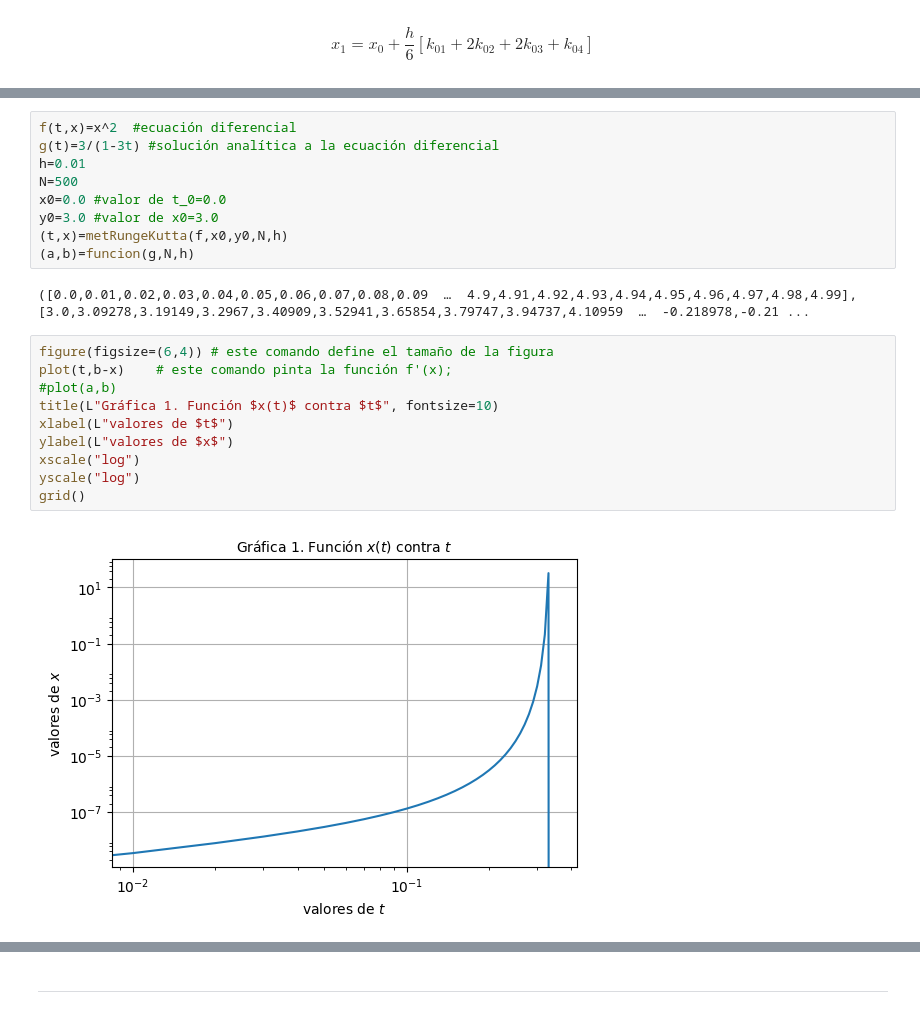
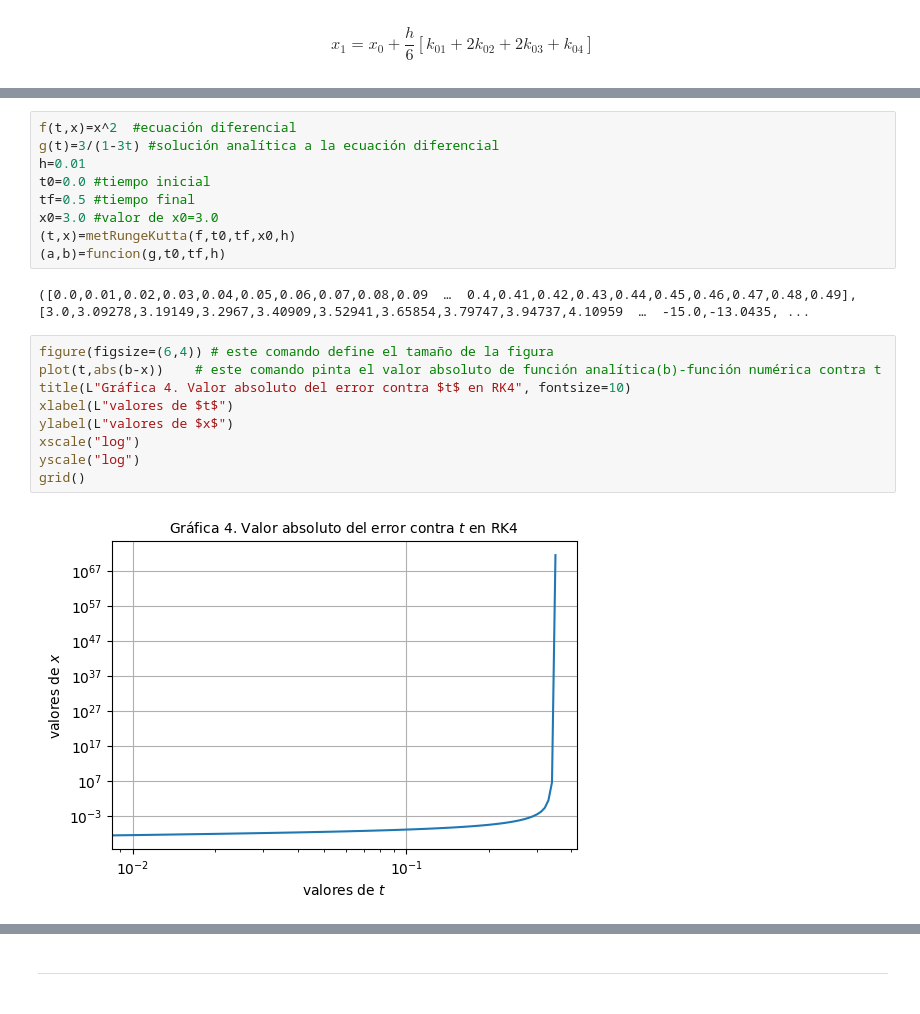
Before and after one commit to lbenet/2017-2_TSFisComputacional-1, a Jupyter notebook: tareas/rene/Tarea6.ipynb, the cells around one changed output, grey strips where cells are left out. Drawn from its saved outputs; the diff is of its cells as text.

```diff
--- a/tareas/rene/Tarea6.ipynb
+++ b/tareas/rene/Tarea6.ipynb
@@ -253,25 +234,24 @@ Esta función resuelve la ecuación diferencial $y'=f(x,y)$ con condición inici
 f(t,x)=x^2  #ecuación diferencial
 g(t)=3/(1-3t) #solución analítica a la ecuación diferencial
 h=0.01
-N=500
-x0=0.0 #valor de t_0=0.0
-y0=3.0 #valor de x0=3.0
-(t,x)=metRungeKutta(f,x0,y0,N,h)
-(a,b)=funcion(g,N,h)
+t0=0.0 #tiempo inicial
+tf=0.5 #tiempo final
+x0=3.0 #valor de x0=3.0
+(t,x)=metRungeKutta(f,t0,tf,x0,h)
+(a,b)=funcion(g,t0,tf,h)
 # %% [output]
-([0.0,0.01,0.02,0.03,0.04,0.05,0.06,0.07,0.08,0.09  …  4.9,4.91,4.92,4.93,4.94,4.95,4.96,4.97,4.98,4.99],[3.0,3.09278,3.19149,3.2967,3.40909,3.52941,3.65854,3.79747,3.94737,4.10959  …  -0.218978,-0.21 ...
+([0.0,0.01,0.02,0.03,0.04,0.05,0.06,0.07,0.08,0.09  …  0.4,0.41,0.42,0.43,0.44,0.45,0.46,0.47,0.48,0.49],[3.0,3.09278,3.19149,3.2967,3.40909,3.52941,3.65854,3.79747,3.94737,4.10959  …  -15.0,-13.0435, ...
 # %%
 figure(figsize=(6,4)) # este comando define el tamaño de la figura
-plot(t,b-x)    # este comando pinta la función f'(x);
-#plot(a,b)
-title(L"Gráfica 1. Función $x(t)$ contra $t$", fontsize=10)
+plot(t,abs(b-x))    # este comando pinta el valor absoluto de función analítica(b)-función numérica contra t
+title(L"Gráfica 4. Valor absoluto del error contra $t$ en RK4", fontsize=10)
 xlabel(L"valores de $t$")
 ylabel(L"valores de $x$")
 xscale("log")
 yscale("log")
 grid()
 # %% [output]
-[figure, old version]
+[figure, new version]
 # %%
 #cambio el tamaño del paso h a h=0.001
 h=0.001
```
Also changed, not shown: parts of 27 cells of this notebook.
